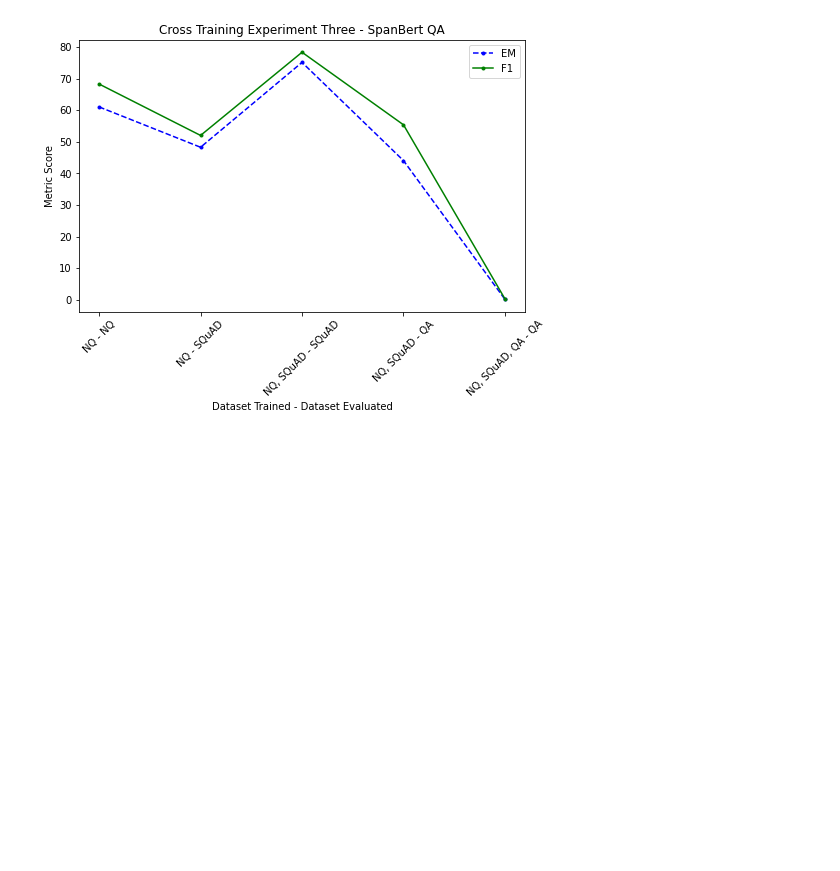
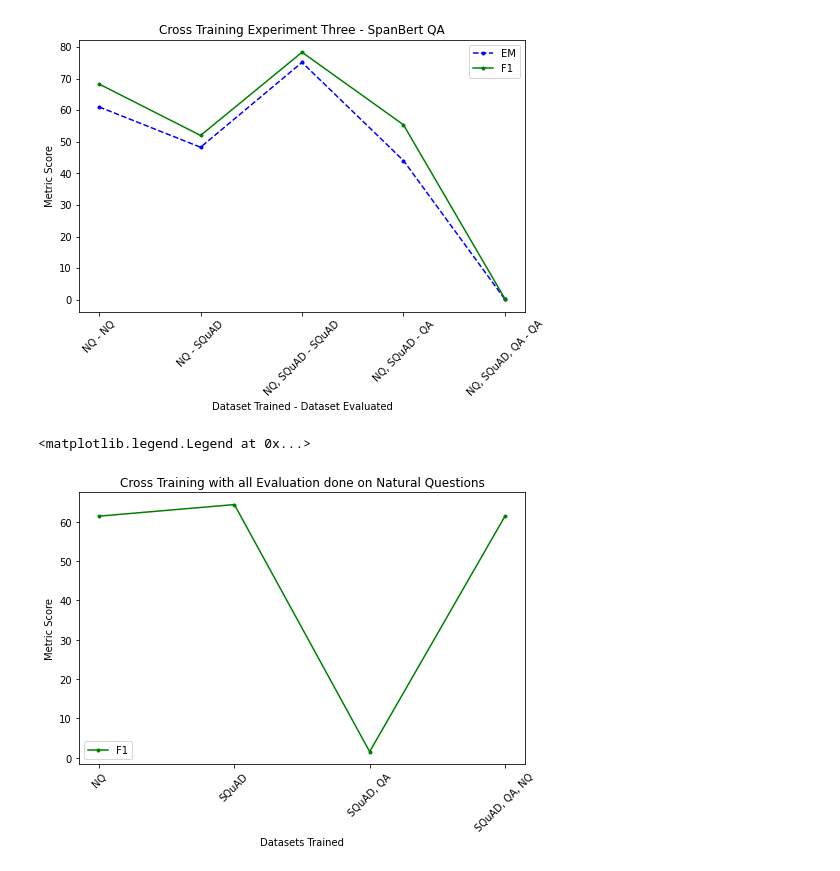
Before and after one commit to fidelianawar/W266-NLP-Final-BertTransferLearning, a Jupyter notebook: W266_Results_Viz.ipynb, the cells around one changed output. Drawn from its saved outputs; the diff is of its cells as text; code cells hidden in the pictures; blank space fills up the shorter version.

```diff
--- a/W266_Results_Viz.ipynb
+++ b/W266_Results_Viz.ipynb
@@ -57,3 +57,23 @@ plt.legend(loc = 'upper right')
 # %% [output]
 <matplotlib.legend.Legend at 0x...>
 [figure]
+# %%
+#create charts showing evaluation on same datasets
+#DistilBert, eval on NQ
+#CT4_exact = [56.01, 1.44, 55.42]
+CT4_f1 = [61.39, 64.33,
+          1.57, 61.37]
+names_distilone = ['NQ', 'SQuAD', 'SQuAD, QA', 'SQuAD, QA, NQ']
+
+plt.figure(figsize=(8, 5))
+
+#plt.plot(names_distilone, CT4_exact, 'b.--', label = 'EM')
+plt.plot(names_distilone, CT4_f1, 'g.-', label = 'F1')
+plt.xlabel('Datasets Trained')
+plt.xticks(rotation = 45)
+plt.ylabel('Metric Score')
+plt.title('Cross Training with all Evaluation done on Natural Questions')
+plt.legend(loc = 'low left')
+# %% [output]
+<matplotlib.legend.Legend at 0x...>
+[figure, added]
```
Also changed, not shown: parts of 3 cells of this notebook.
